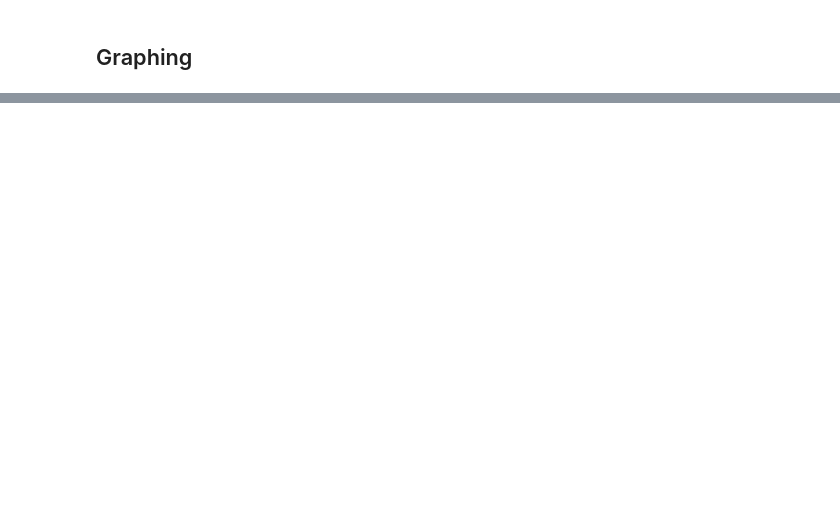
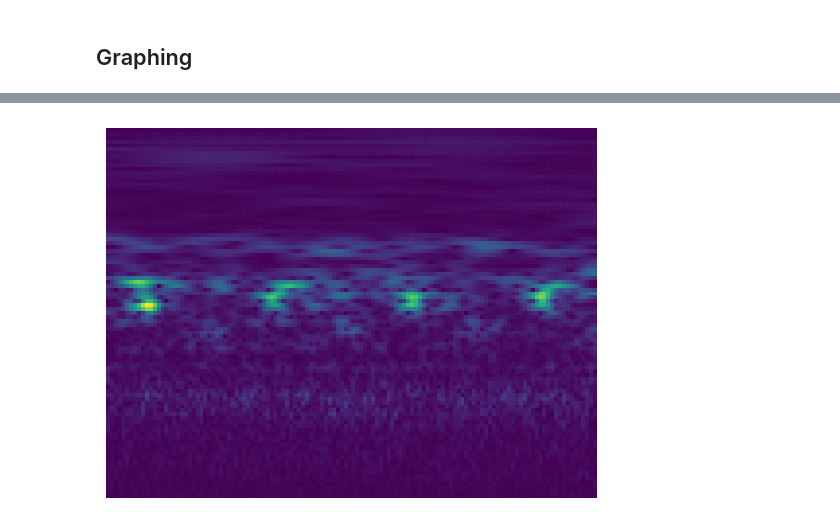
Before and after one commit to thomas-phillips/honours-research, a Jupyter notebook: src/graphing.ipynb, the cells around one changed output, grey strips where cells are left out. Cells and saved outputs as stored; diff of their text form; code cells hidden in the pictures; blank space fills up the shorter version.

```diff
--- a/src/graphing.ipynb
+++ b/src/graphing.ipynb
@@ -947,0 +1024,8 @@ save_fig(fig, "CQT Accuracy (Top MaML Models)")
+# %%
+img = np.load(CQT_PATH)
+plt.imshow(img)
+plt.axis("off")
+plt.savefig("../graphs/cqt.png", bbox_inches="tight")
+plt.show()
+# %% [output]
+[figure, added]
```
Also changed, not shown: parts of 17 cells of this notebook.
